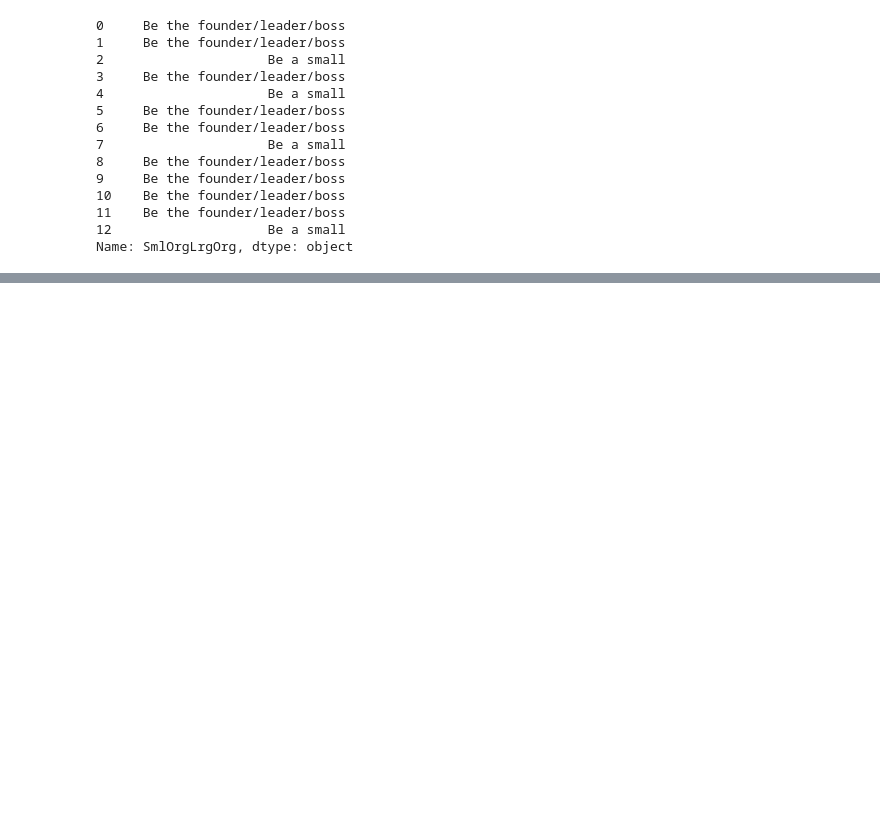
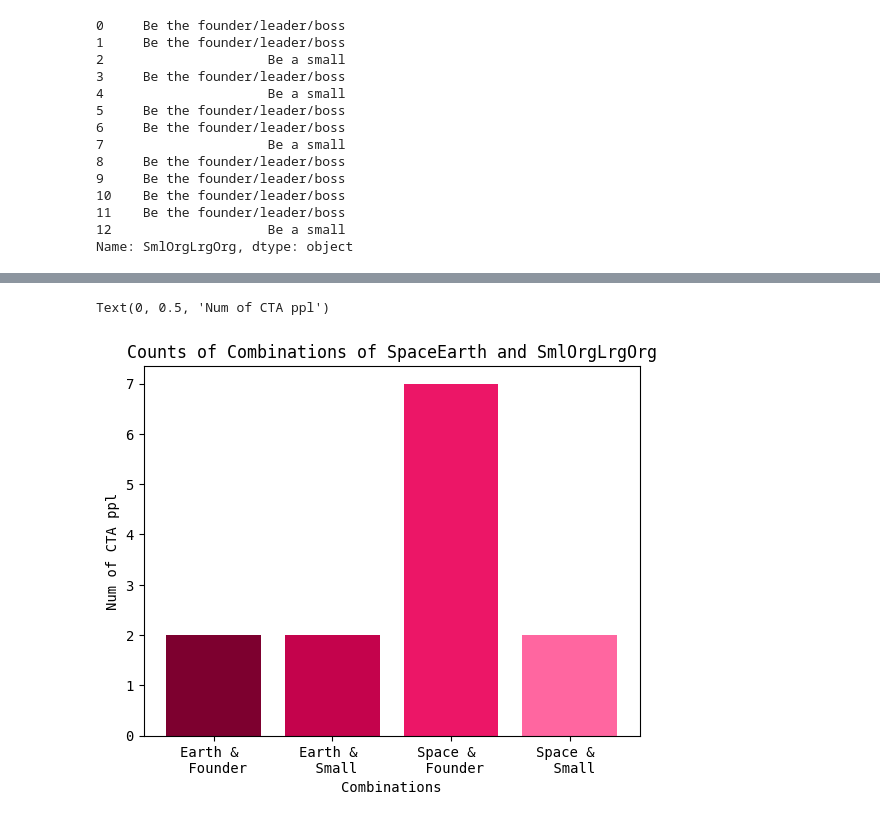
Before and after one commit to jessie-a-liang/data-homework, a Jupyter notebook: Responses.ipynb, the cells around one changed output, grey strips where cells are left out. Cells and saved outputs as stored; diff of their text form; code cells hidden in the pictures; blank space fills up the shorter version.

```diff
--- a/Responses.ipynb
+++ b/Responses.ipynb
@@ -1,6 +7,11 @@
 # %%
 import pandas as pd
-import matplotlib
+import matplotlib.pyplot as plt
+
+# find_font = 'C:\\Users\\Jessie Liang\\Creative Code\\Class05\\venv\\Lib\\site-packages\\matplotlib\\mpl-data\\fonts\\ttf'
+# plt.rcParams['font.family'] = 'IBMPlexSans-SemiBold'
+
+plt.rcParams['font.family'] = 'Monospace'
 %matplotlib inline
 # %%
 path = "Responses.csv"
@@ -299,0 +248,5 @@ Name: SmlOrgLrgOrg, dtype: object
+# %%
+earth_and_fsmallorg = len(Responses[(Responses['SpaceEarth'] == 'Stay') & (Responses['SmlOrgLrgOrg'] == 'Be the founder/leader/boss')])
+earth_and_slargeorg = len(Responses[(Responses['SpaceEarth'] == 'Stay') & (Responses['SmlOrgLrgOrg'] == 'Be a small')])
+space_and_fsmallorg = len(Responses[(Responses['SpaceEarth'] == 'Go') & (Responses['SmlOrgLrgOrg'] == 'Be the founder/leader/boss')])
+space_and_slargeorg = len(Responses[(Responses['SpaceEarth'] == 'Go') & (Responses['SmlOrgLrgOrg'] == 'Be a small')])
@@ -299,0 +271,11 @@ Name: SmlOrgLrgOrg, dtype: object
+# %%
+labels = ['Earth & \n Founder', 'Earth & \n Small', 'Space & \n Founder', 'Space & \n Small']
+counts = [earth_and_fsmallorg, earth_and_slargeorg, space_and_fsmallorg, space_and_slargeorg]
+
+plt.bar(labels, counts, color=['#7D002F', '#C4034C', '#EC1667', '#FF66A0'])
+plt.title('Counts of Combinations of SpaceEarth and SmlOrgLrgOrg')
+plt.xlabel('Combinations')
+plt.ylabel('Num of CTA ppl')
+# %% [output]
+Text(0, 0.5, 'Num of CTA ppl')
+[figure, added]
```
Also changed, not shown: parts of 47 cells of this notebook.
